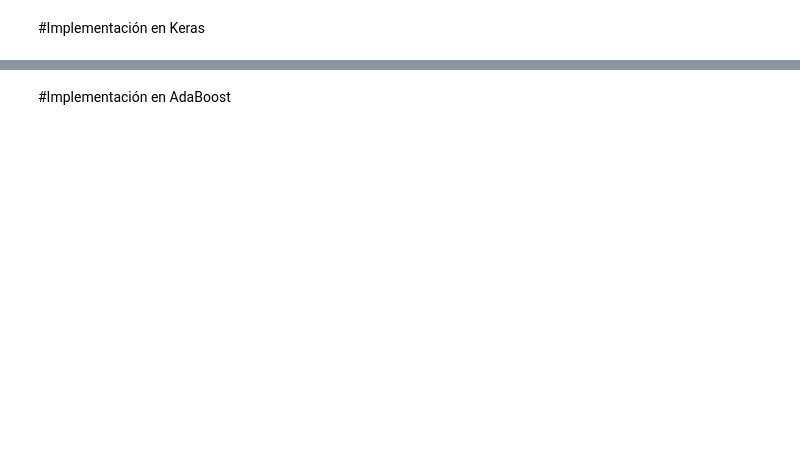
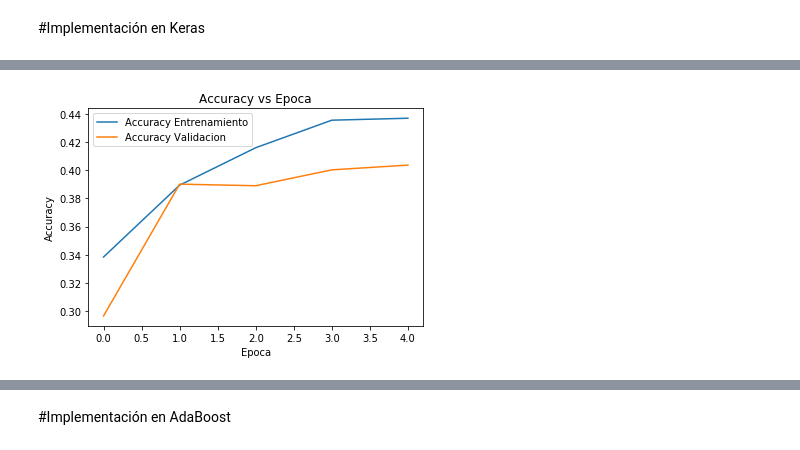
Before and after one commit to jfgf11/Examen-2-Machine, a Jupyter notebook: examen2.ipynb, the cells around one changed output, grey strips where cells are left out. Cells and saved outputs as stored; diff of their text form; code cells hidden in the pictures; blank space fills up the shorter version.

```diff
--- a/examen2.ipynb
+++ b/examen2.ipynb
@@ -325,0 +325,43 @@ mejorAccuracy = busqueda.best_score_
+# %%
+numFiltros = np.array([100, 50, 20])
+tamFiltros = np.array([6, 6, 6])
+tamPooling = np.array([6, 6, 6])
+optimizer="adam"
+numNeuronas = np.array([10, 8, 6])
+
+parametros = dict(batch_size = [30],
+               epochs = [5],
+               pOptimizer = ["adam", "sgd"],#,"rmsprop"],
+               pTasa = [0.01],
+               pAlphas = [0.001],
+               pNumFiltros = [numFiltros],
+              pTamFiltros = [tamFiltros],
+              pTamPooling = [tamPooling],
+              pNumNeuronas = [numNeuronas]
+              )
+# %%
+def GridSearch(pXtrain, pYtrain, pXtest, pYtest, pParameters):
+  i=0
+  parameters = []
+  bestScore = 0
+  bestModel=None
+  bestHist = None
+  contador=0
+  for k in parametros.keys():
+    parameters.append(pParameters.get(k))
+  with progressbar.ProgressBar(max_value=len(list(itertools.product(*parameters)))) as bar:
+    for p in itertools.product(*parameters):
+      contador=+1
+      bar.update(contador)
+      modelo=crearModelo(p[3],p[4],p[5],p[6],p[7],p[8], p[2])
+      hist = modelo.fit(pXtrain, pYtrain, verbose = 1, validation_data=(pXtest, pYtest), epochs = p[1], batch_size = p[0])
+      l, score =modelo.evaluate(pXtest,pYtest)
+      if score>bestScore:
+        bestScore = score
+        bestModel = modelo
+        bestHist = hist
+  return bestScore, bestModel, bestHist
+# %%
+bestScore, bestModel, bestHist = GridSearch(x_train,y_train,x_test,y_test,parametros)
+graficarHistoria(bestHist)
+# %% [output]
@@ -325,0 +395 @@ mejorAccuracy = busqueda.best_score_
+[figure, added]
```
Also changed, not shown: parts of 18 cells of this notebook.
